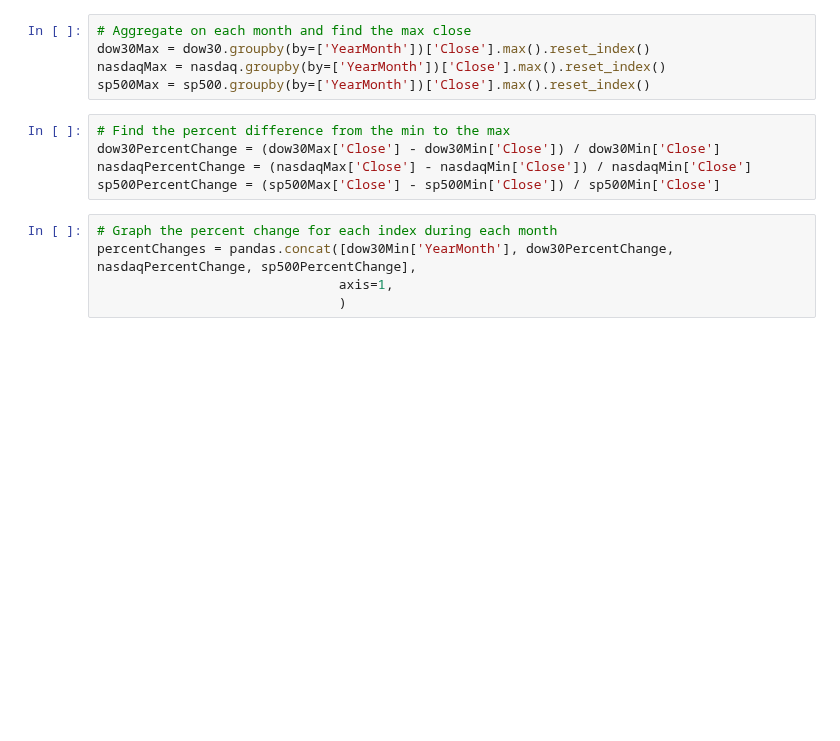
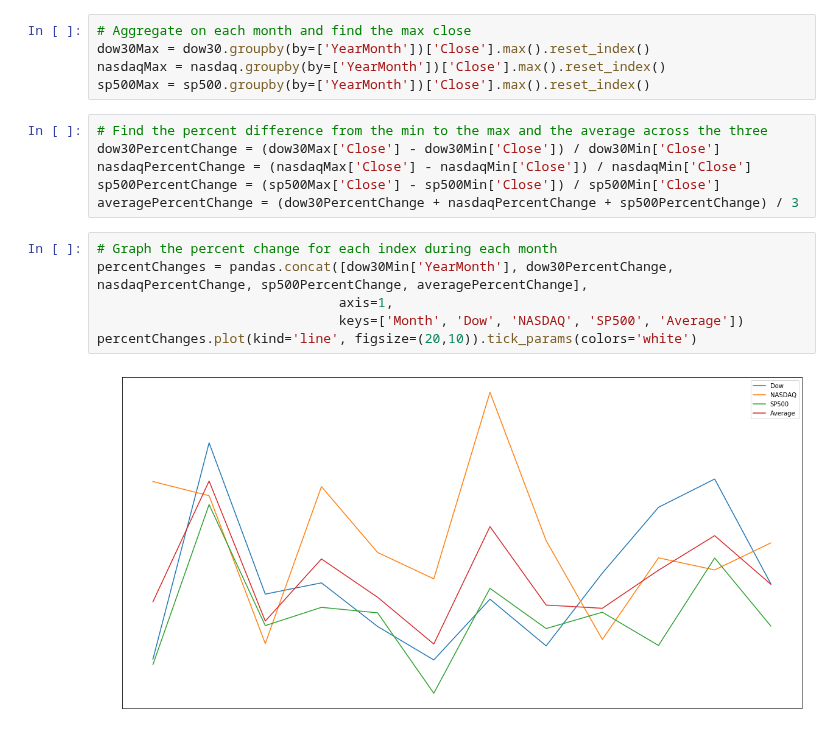
Before and after one commit to chris-gomes/MediaStockSentiment, a Jupyter notebook: StockIndexAnalysis.ipynb, the cells around one changed output. Saved outputs shown, nothing was run; the diff lists cells and outputs as text; blank space fills up the shorter version.

Commit message:
percent difference per month

```diff
--- a/StockIndexAnalysis.ipynb
+++ b/StockIndexAnalysis.ipynb
@@ -47,12 +49,16 @@ dow30Max = dow30.groupby(by=['YearMonth'])['Close'].max().reset_index()
 nasdaqMax = nasdaq.groupby(by=['YearMonth'])['Close'].max().reset_index()
 sp500Max = sp500.groupby(by=['YearMonth'])['Close'].max().reset_index()
 # %%
-# Find the percent difference from the min to the max
+# Find the percent difference from the min to the max and the average across the three
 dow30PercentChange = (dow30Max['Close'] - dow30Min['Close']) / dow30Min['Close']
 nasdaqPercentChange = (nasdaqMax['Close'] - nasdaqMin['Close']) / nasdaqMin['Close']
 sp500PercentChange = (sp500Max['Close'] - sp500Min['Close']) / sp500Min['Close']
+averagePercentChange = (dow30PercentChange + nasdaqPercentChange + sp500PercentChange) / 3
 # %%
 # Graph the percent change for each index during each month
-percentChanges = pandas.concat([dow30Min['YearMonth'], dow30PercentChange, nasdaqPercentChange, sp500PercentChange],
+percentChanges = pandas.concat([dow30Min['YearMonth'], dow30PercentChange, nasdaqPercentChange, sp500PercentChange, averagePercentChange],
                                axis=1,
-                               )
+                               keys=['Month', 'Dow', 'NASDAQ', 'SP500', 'Average'])
+percentChanges.plot(kind='line', figsize=(20,10)).tick_params(colors='white')
+# %% [output]
+[figure, added]
```
Also changed, not shown: parts of 2 cells of this notebook.
